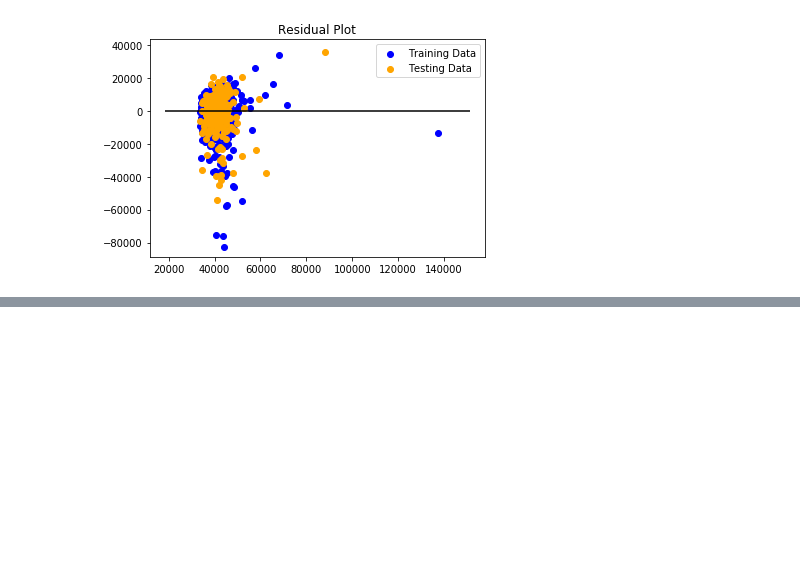
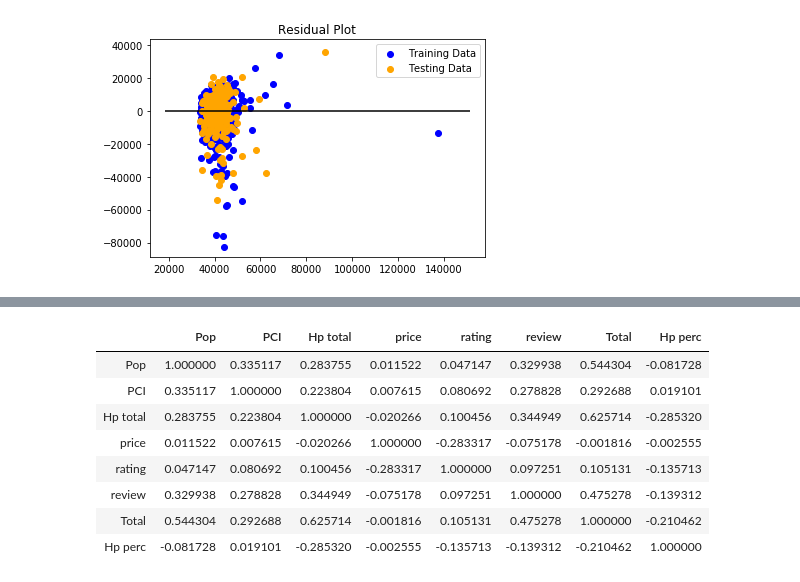
Before and after one commit to kcdevillier/City_Income, a Jupyter notebook: ML.ipynb, the cells around one changed output, grey strips where cells are left out. Saved outputs shown, nothing was run; the diff lists cells and outputs as text; code cells hidden in the pictures; blank space fills up the shorter version.

```diff
--- a/ML.ipynb
+++ b/ML.ipynb
@@ -107,0 +227,12 @@ data.corr()
+# %%
+hp_spa.corr()
+# %% [output]
+|  | Pop | PCI | Hp total | price | rating | review | Total | Hp perc |
+| Pop | 1.000000 | 0.335117 | 0.283755 | 0.011522 | 0.047147 | 0.329938 | 0.544304 | -0.081728 |
+| PCI | 0.335117 | 1.000000 | 0.223804 | 0.007615 | 0.080692 | 0.278828 | 0.292688 | 0.019101 |
+| Hp total | 0.283755 | 0.223804 | 1.000000 | -0.020266 | 0.100456 | 0.344949 | 0.625714 | -0.285320 |
+| price | 0.011522 | 0.007615 | -0.020266 | 1.000000 | -0.283317 | -0.075178 | -0.001816 | -0.002555 |
+| rating | 0.047147 | 0.080692 | 0.100456 | -0.283317 | 1.000000 | 0.097251 | 0.105131 | -0.135713 |
+| review | 0.329938 | 0.278828 | 0.344949 | -0.075178 | 0.097251 | 1.000000 | 0.475278 | -0.139312 |
+| Total | 0.544304 | 0.292688 | 0.625714 | -0.001816 | 0.105131 | 0.475278 | 1.000000 | -0.210462 |
+| Hp perc | -0.081728 | 0.019101 | -0.285320 | -0.002555 | -0.135713 | -0.139312 | -0.210462 | 1.000000 |
```
Also changed, not shown: parts of 12 cells of this notebook, 52 other files.
